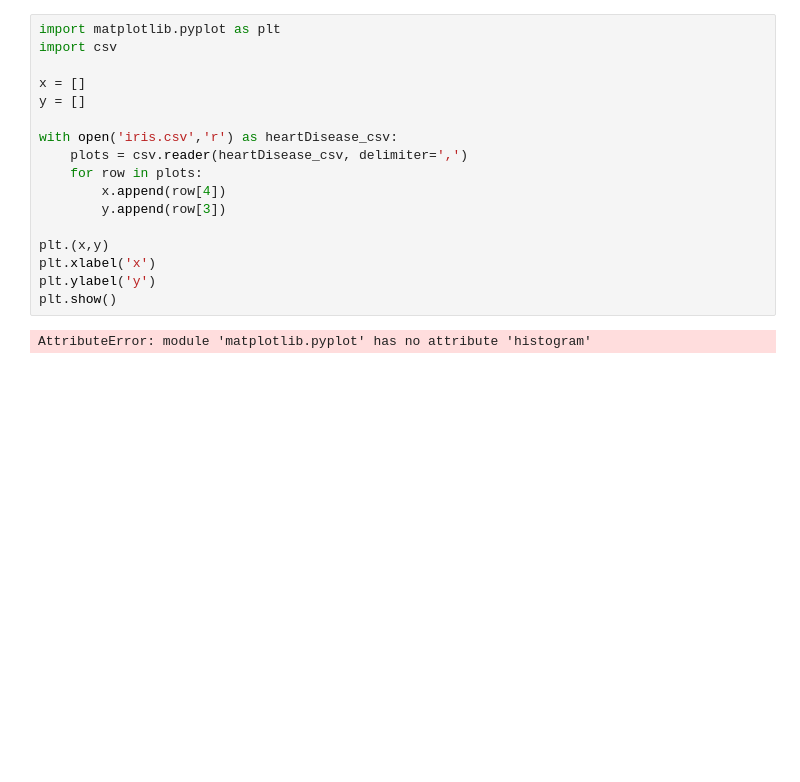
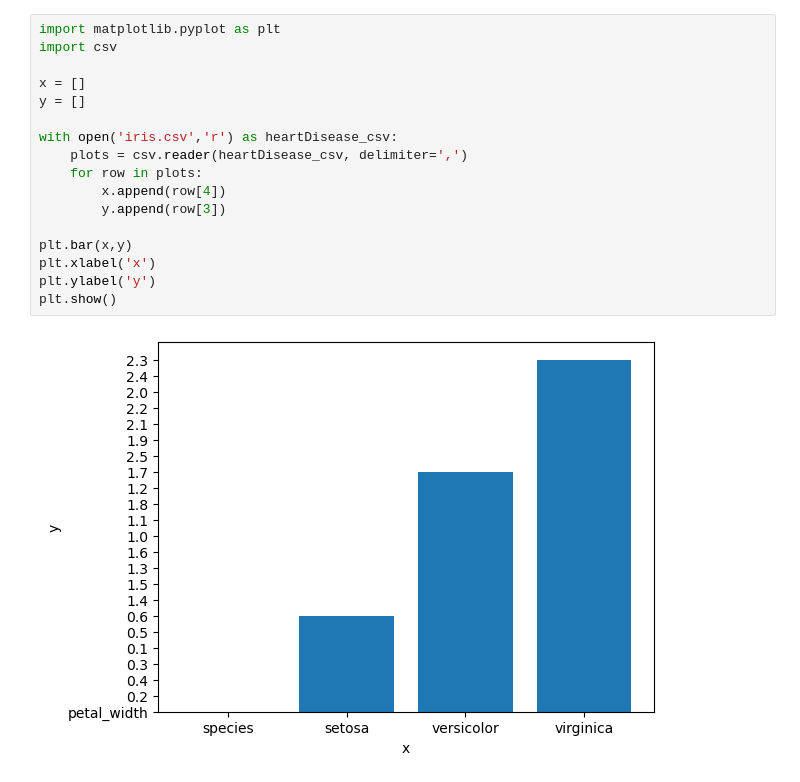
Before and after one commit to notarkhit/python-learning, a Jupyter notebook: ml-lab/Plotting/Untitled.ipynb, the cells around one changed output. Saved outputs shown, nothing was run; the diff lists cells and outputs as text; blank space fills up the shorter version.

```diff
--- a/ml-lab/Plotting/Untitled.ipynb
+++ b/ml-lab/Plotting/Untitled.ipynb
@@ -1,19 +1,19 @@
 # %%
 import matplotlib.pyplot as plt
 import csv
 
 x = []
 y = []
 
 with open('iris.csv','r') as heartDisease_csv:
     plots = csv.reader(heartDisease_csv, delimiter=',')
     for row in plots:
         x.append(row[4])
         y.append(row[3])
 
-plt.(x,y)
+plt.bar(x,y)
 plt.xlabel('x')
 plt.ylabel('y')
 plt.show()
 # %% [output]
-AttributeError: module 'matplotlib.pyplot' has no attribute 'histogram'
+[figure, added]
```
Also changed, not shown: parts of 1 cell of this notebook, 3 other files.
